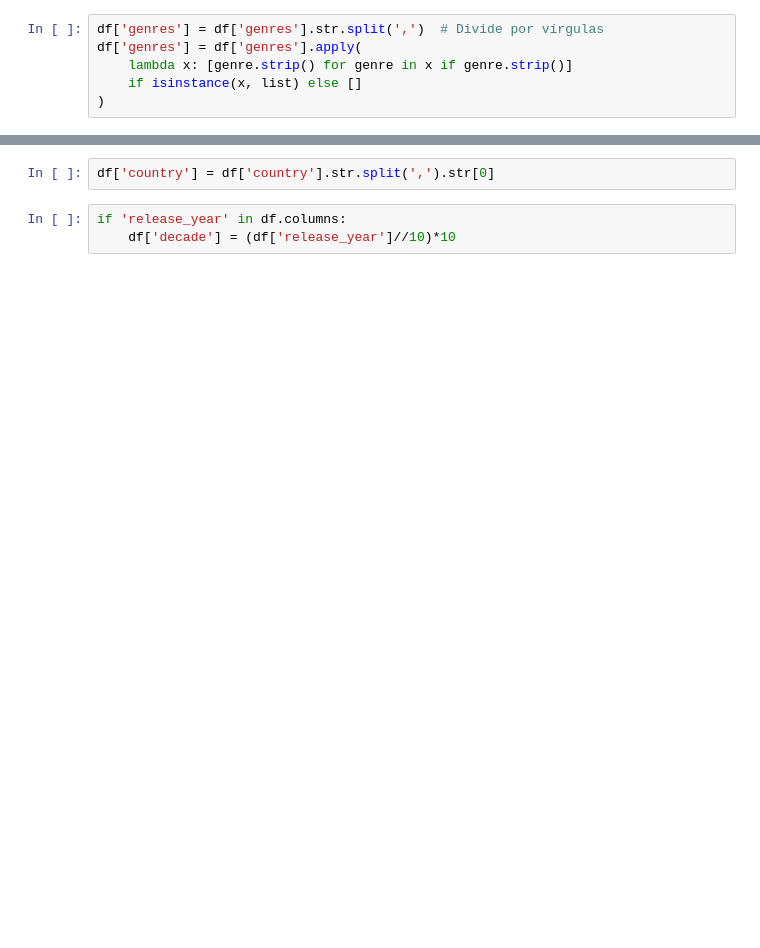
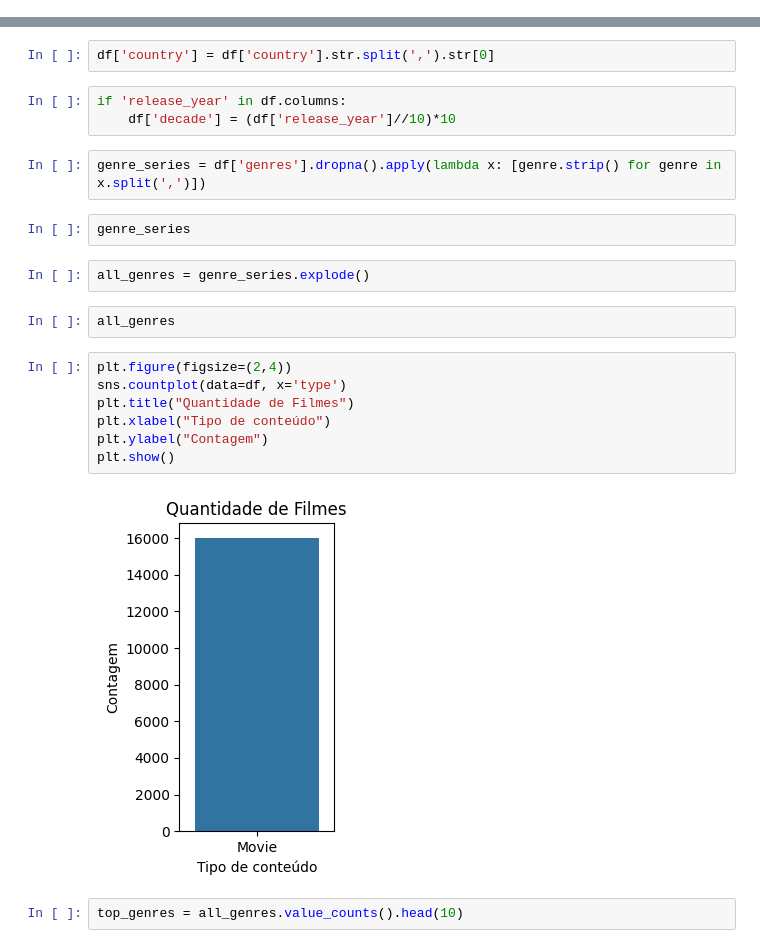
Before and after one commit to Oracimene/Dashboard-Netflix, a Jupyter notebook: Netflix/Netflix.ipynb, the cells around one changed output, grey strips where cells are left out. Cells and saved outputs as stored; diff of their text form; blank space fills up the shorter version.

```diff
--- a/Netflix/Netflix.ipynb
+++ b/Netflix/Netflix.ipynb
@@ -39,9 +37,3 @@ df['year_added'] = df['date_added'].dt.year
 yearly_additions = df.groupby('year_added').size()
 # %%
 df.isnull().sum()
-# %%
-df['genres'] = df['genres'].str.split(',')  # Divide por vírgulas
-df['genres'] = df['genres'].apply(
-    lambda x: [genre.strip() for genre in x if genre.strip()]
-    if isinstance(x, list) else []
-)
@@ -57,3 +42,22 @@ df['country'] = df['country'].str.split(',').str[0]
 # %%
 if 'release_year' in df.columns:
     df['decade'] = (df['release_year']//10)*10
+# %%
+genre_series = df['genres'].dropna().apply(lambda x: [genre.strip() for genre in x.split(',')])
+# %%
+genre_series
+# %%
+all_genres = genre_series.explode()
+# %%
+all_genres
+# %%
+plt.figure(figsize=(2,4))
+sns.countplot(data=df, x='type')
+plt.title("Quantidade de Filmes")
+plt.xlabel("Tipo de conteúdo")
+plt.ylabel("Contagem")
+plt.show()
+# %% [output]
+[figure, added]
+# %%
+top_genres = all_genres.value_counts().head(10)
```
Also changed, not shown: parts of 17 cells of this notebook.
